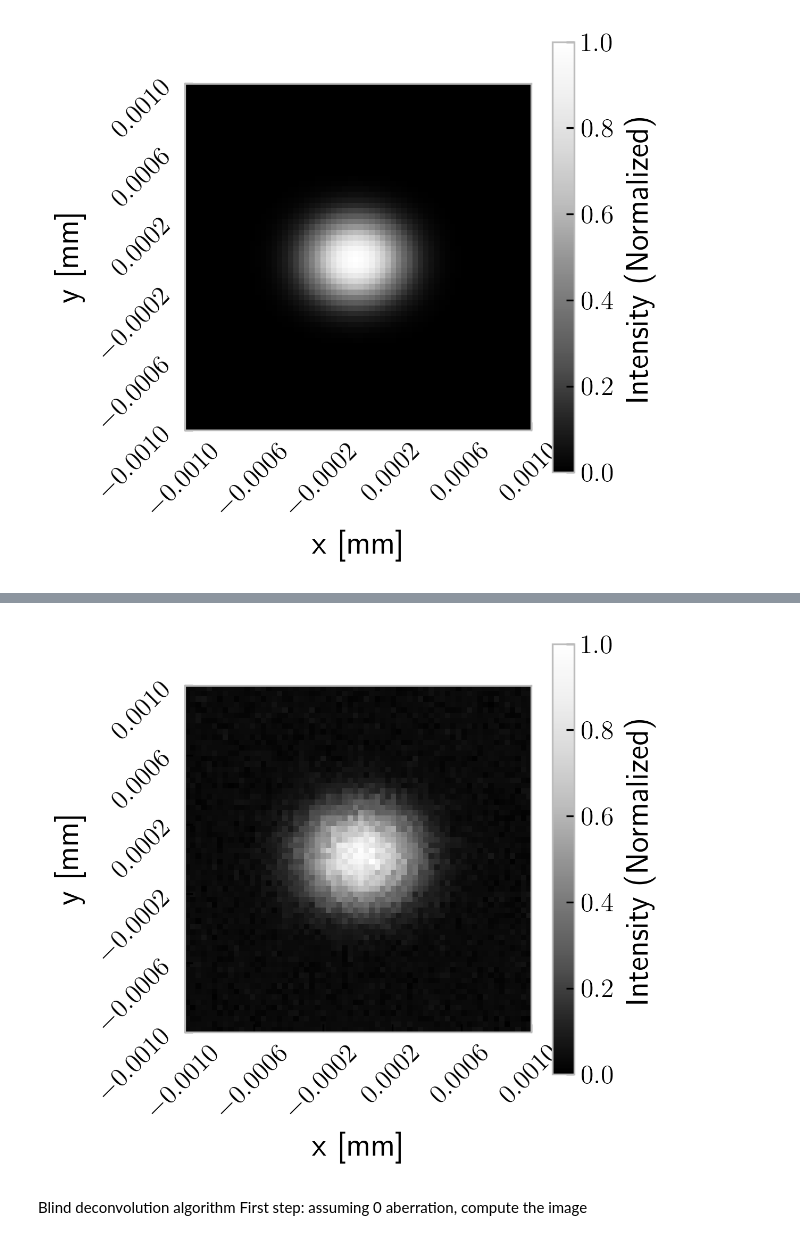
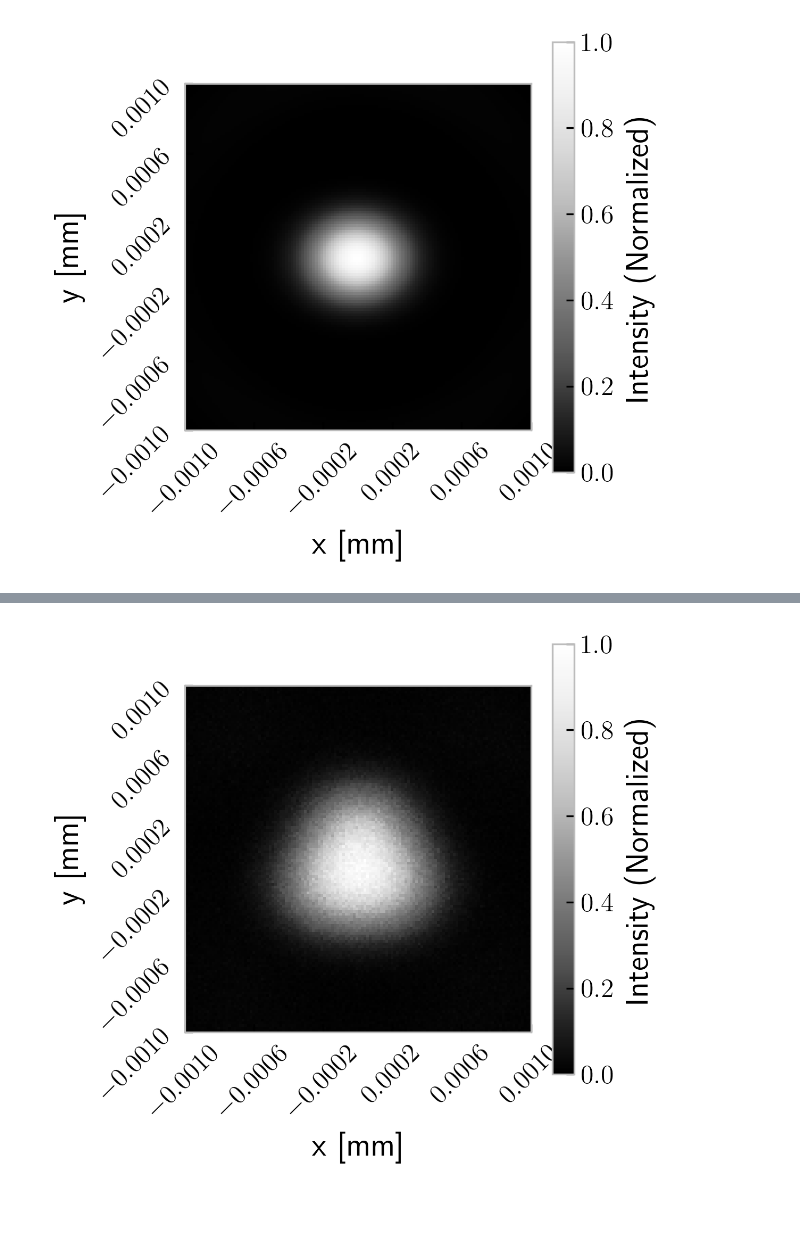
Before and after one commit to maxw179/summer_2026_lab, a Jupyter notebook: mcmc_deconvolve/blind_deconvolve.ipynb, the cells around one changed output, grey strips where cells are left out. Cells and saved outputs as stored; diff of their text form; code cells hidden in the pictures; blank space fills up the shorter version.

```diff
--- a/mcmc_deconvolve/blind_deconvolve.ipynb
+++ b/mcmc_deconvolve/blind_deconvolve.ipynb
@@ -54,14 +54,16 @@ R_BFP = r_bfp
 
 microscope = Microscope(N_order, lambd, n, num_apt, f, mag, w_0, L_bfp, theta_grid_size)
 L_ffp = 0.002
-grid_ffp = 64
+grid_ffp = 128
 grid = Centered_Square_Grid(L_ffp, grid_ffp, 0)
-bead_img = Bead_Image(grid, [0.000], [0.000], [0.0002])
-true_modes = [[-2, 2],
-                         [0, 4]]
-true_c = [0.1,
-                                   0.1]
-aberration = Aberration(true_modes, true_c)
+size = 0.00015
+bead_img = Bead_Image(grid,  [size,
+                                        -size,
+                                        -size], [0,
+                             -size,
+                             size], [0.0002,
+                                                   0.0002,
+                                                   0.0002])
 # %%
 plot_intensity(*bead_img.get_xy(), bead_img.image_mask)
 X = bead_img.image_mask
@@ -70,4 +72,7 @@ X = bead_img.image_mask
 # %%
+true_modes = [[0, 4], [-3, 3]]
+true_c = [0.4, 0.0]
+aberration = Aberration(true_modes, true_c)
 x, y, PSF = microscope.compute_PSF(grid, aberration)
 plot_intensity(x, y, PSF)
 # %% [output]
@@ -75,11 +84,11 @@ plot_intensity(x, y, PSF)
 # %%
-exposure = 500
-background = 10
+exposure = 1000
+background = 5
 rng = np.random.default_rng(15)
 Y = rng.poisson(psf_convolve(X, PSF) * exposure + background)
 plot_intensity(x, y, Y)
 # %% [output]
-[figure, old version]
+[figure, new version]
 # %%
 #Y/Y_hat is the convolved image
 #a_hat is the estimated aberrations
@@ -230,6 +239,3 @@ def deconvolve_mcmc_X(X_init, Y, a_modes, a_init, background, exposure, n_sample
         "X-trace": X_trace,
         "log-posterior-trace": log_post_trace,
     }
-# %% [markdown]
-Blind deconvolution algorithm
-First step: assuming 0 aberration, compute the image
```
Also changed, not shown: parts of 23 cells of this notebook, 34 other files.
